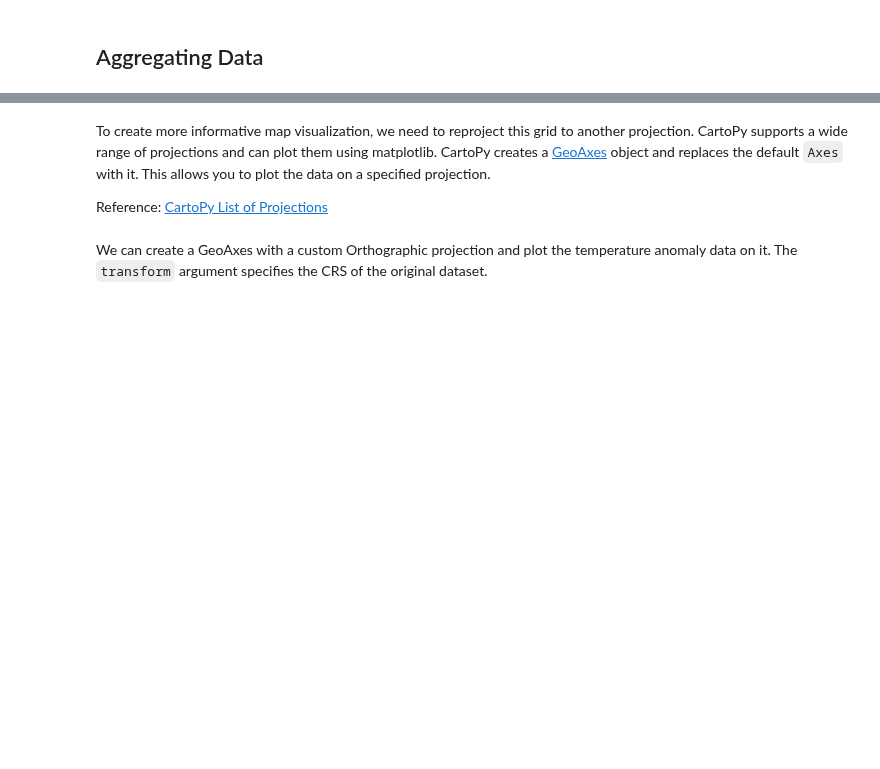
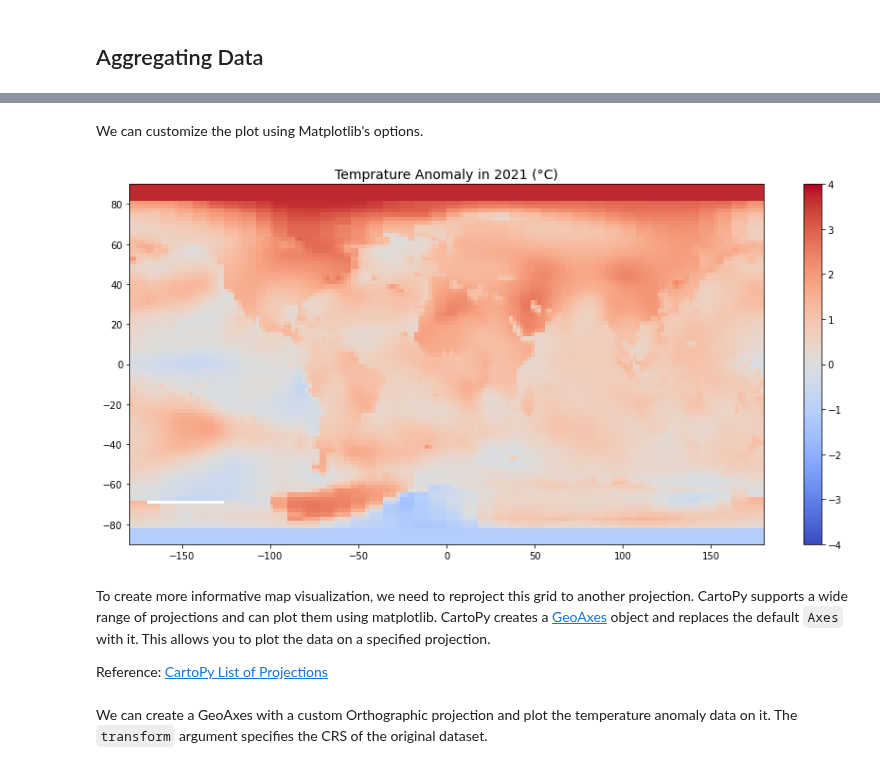
Before and after one commit to spatialthoughts/courses, a Jupyter notebook: code/python_dataviz/07_mapping_gridded_datasets.ipynb, the cells around one changed output, grey strips where cells are left out. Drawn from its saved outputs; the diff is of its cells as text; code cells hidden in the pictures; blank space fills up the shorter version.

```diff
--- a/code/python_dataviz/07_mapping_gridded_datasets.ipynb
+++ b/code/python_dataviz/07_mapping_gridded_datasets.ipynb
@@ -253,3 +203,17 @@ imshow(anomaly2021)
+# %% [markdown]
+We can customize the plot using Matplotlib's options.
+# %%
+fig, ax = plt.subplots(1, 1)
+fig.set_size_inches(15, 7)
+
+anomaly2021.plot(ax=ax,
+    vmin=-4, vmax=4, add_labels=False, cmap='coolwarm')
+
+ax.set_title('Temprature Anomaly in 2021 (°C)', fontsize = 14)
+
+plt.show()
+# %% [output]
+[figure, added]
 # %% [markdown]
 To create more informative map visualization, we need to reproject this grid to another projection. CartoPy supports a wide range of projections and can plot them using matplotlib. CartoPy creates a [GeoAxes](https://scitools.org.uk/cartopy/docs/latest/reference/generated/cartopy.mpl.geoaxes.GeoAxes.html) object and replaces the default `Axes` with it. This allows you to plot the data on a specified projection.
 
```
Also changed, not shown: parts of 16 cells of this notebook.
